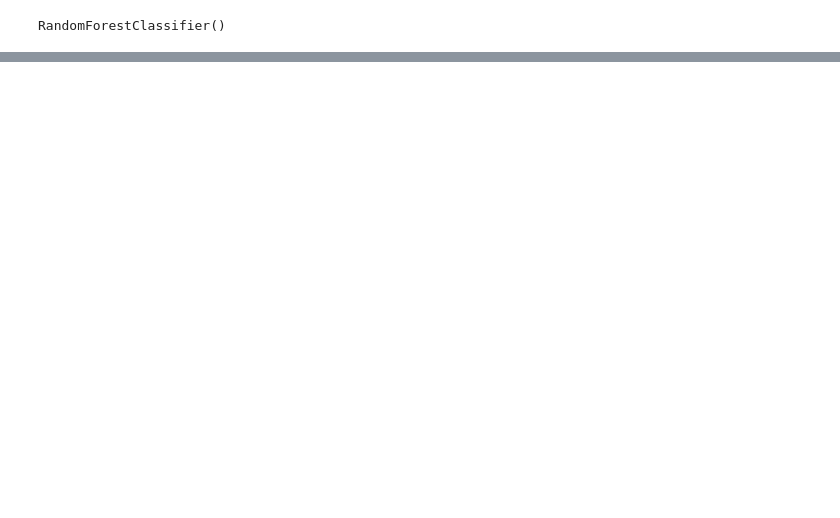
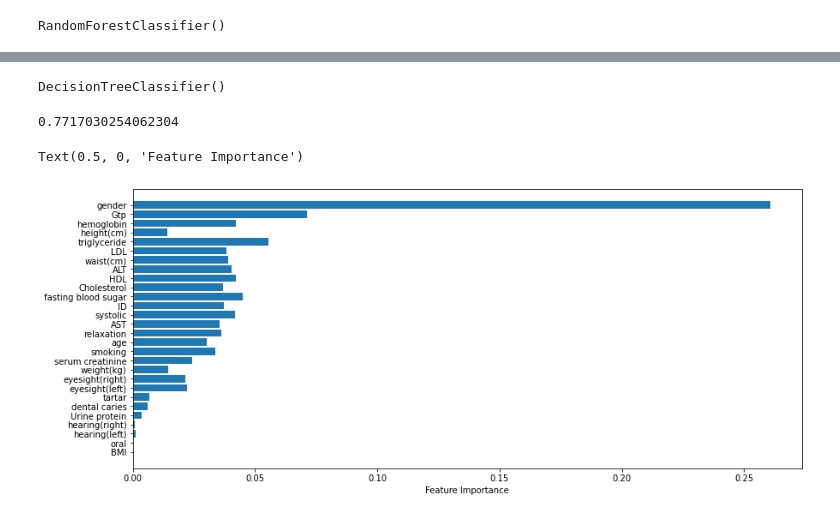
Before and after one commit to habdan09/Project-, a Jupyter notebook: project.ipynb, the cells around one changed output, grey strips where cells are left out. Drawn from its saved outputs; the diff is of its cells as text; code cells hidden in the pictures; blank space fills up the shorter version.

```diff
--- a/project.ipynb
+++ b/project.ipynb
@@ -490,0 +719,11 @@ accuracy_score(y_test, y_pred)
+# %%
+#clasification 3 Decision Tree
+y_smoking_df = smoking_df['smoking']
+x_smoking_df = smoking_df.drop( 'smoking' , axis = 1)
+# %%
+x_train, x_test, y_train, y_test = train_test_split(x_smoking_df, y_smoking_df, test_size=0.2, random_state=42)
+# %%
+model = DecisionTreeClassifier()
+model.fit(x_train , y_train)
+# %% [output]
+DecisionTreeClassifier()
@@ -490,0 +732,15 @@ accuracy_score(y_test, y_pred)
+# %%
+accuracy_score(y_test, y_pred)
+# %% [output]
+0.7717030254062304
+# %%
+plt.figure(figsize = (14,6))
+model = DecisionTreeClassifier()
+model.fit(x_train, y_train)
+model.feature_importances_.argsort()
+model.feature_importances_[sort]
+plt.barh(smoking_df.columns[sort], model.feature_importances_[sort])
+plt.xlabel("Feature Importance")
+# %% [output]
+Text(0.5, 0, 'Feature Importance')
+[figure, added]
```
Also changed, not shown: parts of 38 cells of this notebook, 3 other files.
